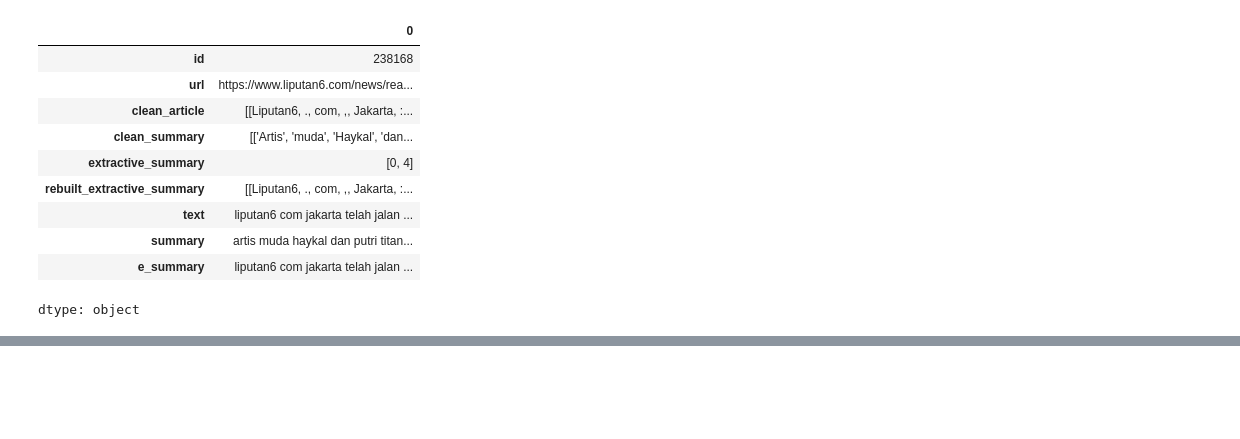
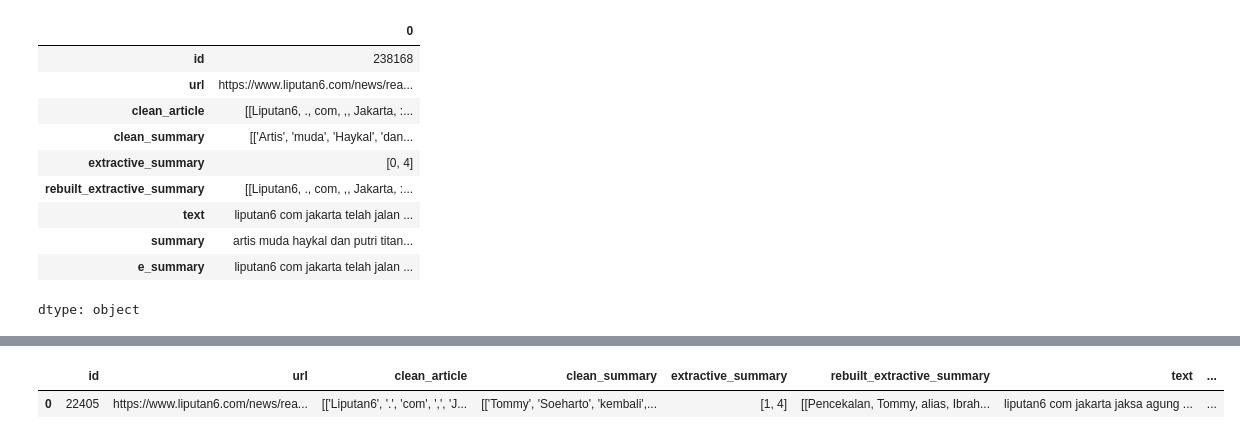
Before and after one commit to kairamilanifitria/NLP-Projects, a Jupyter notebook: Project 2 Text Summarization/Project2_Preprocessing.ipynb, the cells around one changed output, grey strips where cells are left out. Saved outputs shown, nothing was run; the diff lists cells and outputs as text; code cells hidden in the pictures; blank space fills up the shorter version.

```diff
--- a/Project 2 Text Summarization/Project2_Preprocessing.ipynb
+++ b/Project 2 Text Summarization/Project2_Preprocessing.ipynb
@@ -257,0 +460,25 @@ dtype: object
+# %%
+# move the column "rebuilt_extractive_summary" to be placed after the column "extractive_summary" in the dataset
+
+# Get the column names
+cols = list(test_df.columns)
+
+# Find the index of 'extractive_summary'
+extractive_summary_index = cols.index('extractive_summary')
+
+# Insert 'rebuilt_extractive_summary' after 'extractive_summary'
+try:
+  rebuilt_extractive_summary_index = cols.index('rebuilt_extractive_summary')
+  cols.insert(extractive_summary_index + 1, cols.pop(rebuilt_extractive_summary_index))
+except ValueError:
+  pass  # Handle the case where 'rebuilt_extractive_summary' is not found
+
+
+# Reorder the dataframe columns
+test_df = test_df[cols]
+
+# Print the updated dataframe
+test_df.head(1)
+# %% [output]
+|  | id | url | clean_article | clean_summary | extractive_summary | rebuilt_extractive_summary | text | ... |
+| 0 | 22405 | https://www.liputan6.com/news/rea... | [['Liputan6', '.', 'com', ',', 'J... | [['Tommy', 'Soeharto', 'kembali',... | [1, 4] | [[Pencekalan, Tommy, alias, Ibrah... | liputan6 com jakarta jaksa agung ... | ... |
```
Also changed, not shown: parts of 15 cells of this notebook.
